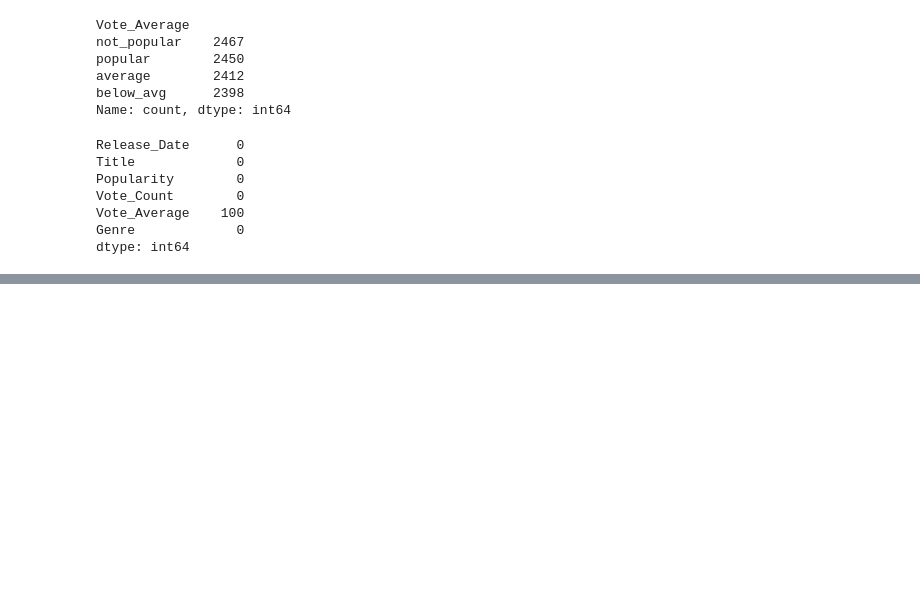
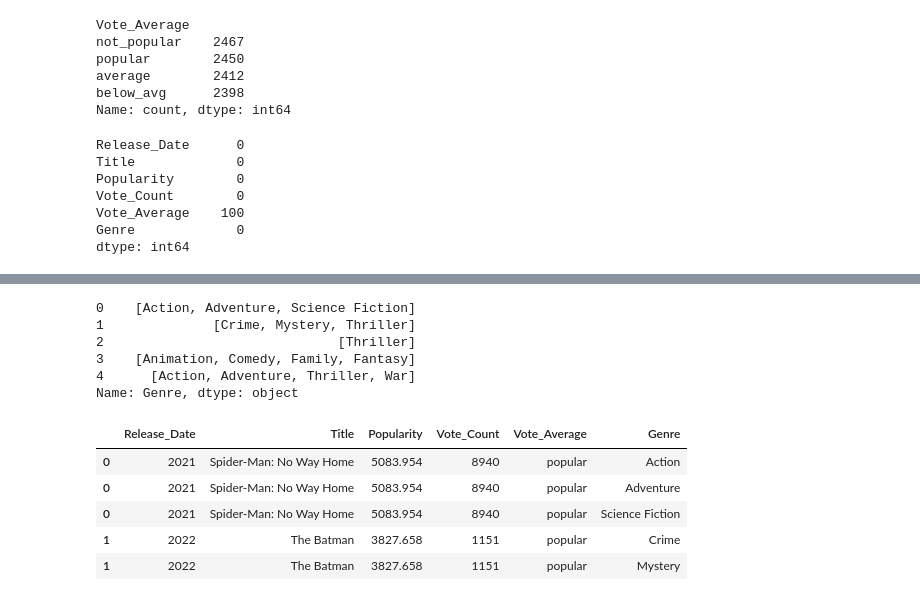
Before and after one commit to PritheshShetty11/Netflix_Movies_Data_Analysis, a Jupyter notebook: Netflix_data.ipynb, the cells around one changed output, grey strips where cells are left out. Drawn from its saved outputs; the diff is of its cells as text; code cells hidden in the pictures; blank space fills up the shorter version.

```diff
--- a/Netflix_data.ipynb
+++ b/Netflix_data.ipynb
@@ -309,4 +309,4 @@ Vote_Average    100
 Genre             0
 dtype: int64
 # %%
-df['Vote_Average'].dropna()
+df.dropna(inplace=True)
@@ -326,0 +324,23 @@ Categories (4, str): ['not_popular' < 'below_avg' < 'average' < 'popular']
+# %%
+df['Genre']=df['Genre'].str.split(', ')
+# %%
+df['Genre'].head()
+# convert into list
+# %% [output]
+0    [Action, Adventure, Science Fiction]
+1              [Crime, Mystery, Thriller]
+2                              [Thriller]
+3    [Animation, Comedy, Family, Fantasy]
+4      [Action, Adventure, Thriller, War]
+Name: Genre, dtype: object
+# %%
+df=df.explode('Genre')
+# %%
+df.head()
+# %% [output]
+|  | Release_Date | Title | Popularity | Vote_Count | Vote_Average | Genre |
+| 0 | 2021 | Spider-Man: No Way Home | 5083.954 | 8940 | popular | Action |
+| 0 | 2021 | Spider-Man: No Way Home | 5083.954 | 8940 | popular | Adventure |
+| 0 | 2021 | Spider-Man: No Way Home | 5083.954 | 8940 | popular | Science Fiction |
+| 1 | 2022 | The Batman | 3827.658 | 1151 | popular | Crime |
+| 1 | 2022 | The Batman | 3827.658 | 1151 | popular | Mystery |
```
Also changed, not shown: parts of 12 cells of this notebook.
